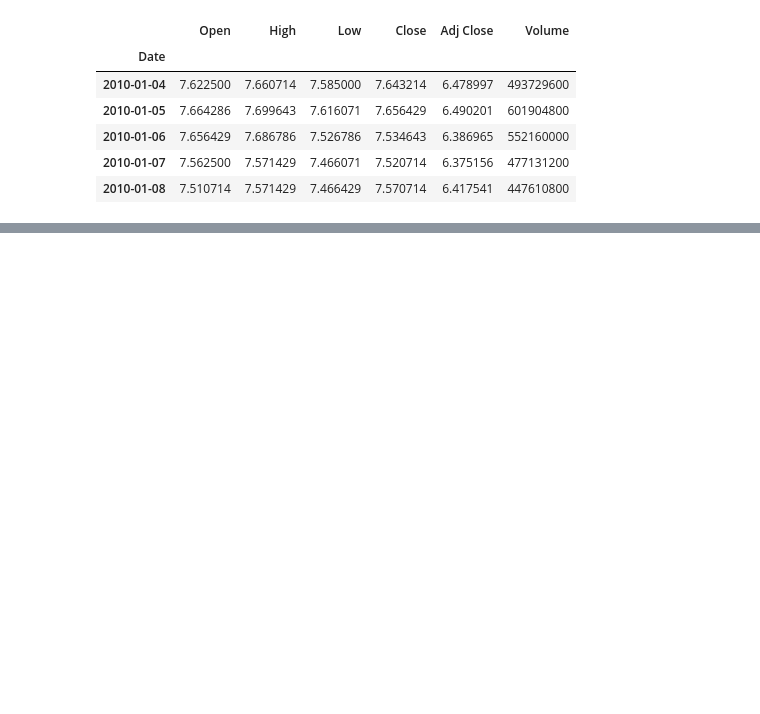
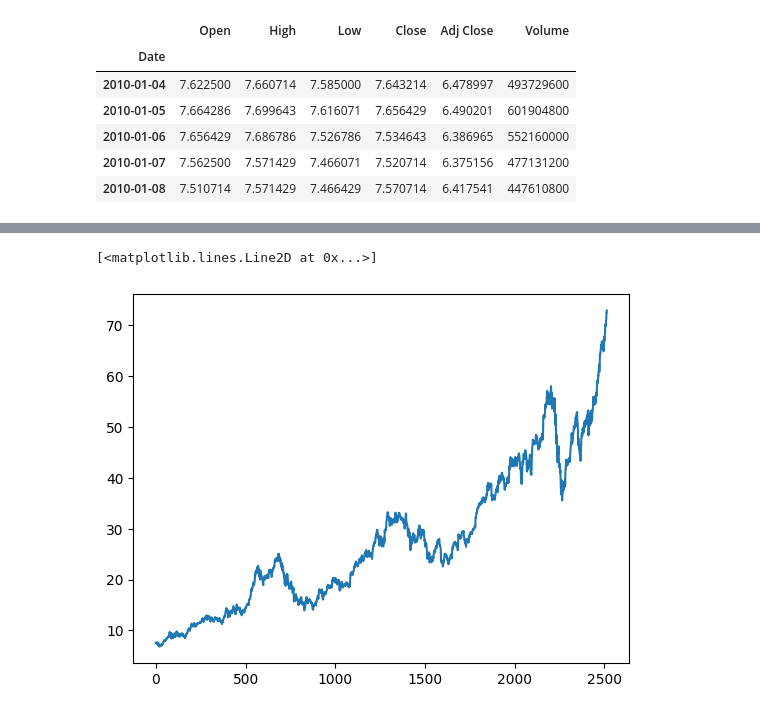
Before and after one commit to hrisabhy/lstm-stockpred, a Jupyter notebook: Model/lstm_model.ipynb, the cells around one changed output, grey strips where cells are left out. Cells and saved outputs as stored; diff of their text form; code cells hidden in the pictures; blank space fills up the shorter version.

Commit message:
Add stock data visualization

```diff
--- a/Model/lstm_model.ipynb
+++ b/Model/lstm_model.ipynb
@@ -19,3 +19,7 @@ df.head()
 | 2010-01-06 | 7.656429 | 7.686786 | 7.526786 | 7.534643 | 6.386965 | 552160000 |
 | 2010-01-07 | 7.562500 | 7.571429 | 7.466071 | 7.520714 | 6.375156 | 477131200 |
 | 2010-01-08 | 7.510714 | 7.571429 | 7.466429 | 7.570714 | 6.417541 | 447610800 |
+# %%
+df = df.reset_index()
+df = df.drop(['Date', "Adj Close"], axis= 1)
+df.head()
@@ -21,0 +33,6 @@ df.head()
+# %%
+# Show simple graph for close column
+plt.plot(df.Close)
+# %% [output]
+[<matplotlib.lines.Line2D at 0x...>]
+[figure, added]
```
Also changed, not shown: parts of 5 cells of this notebook.
